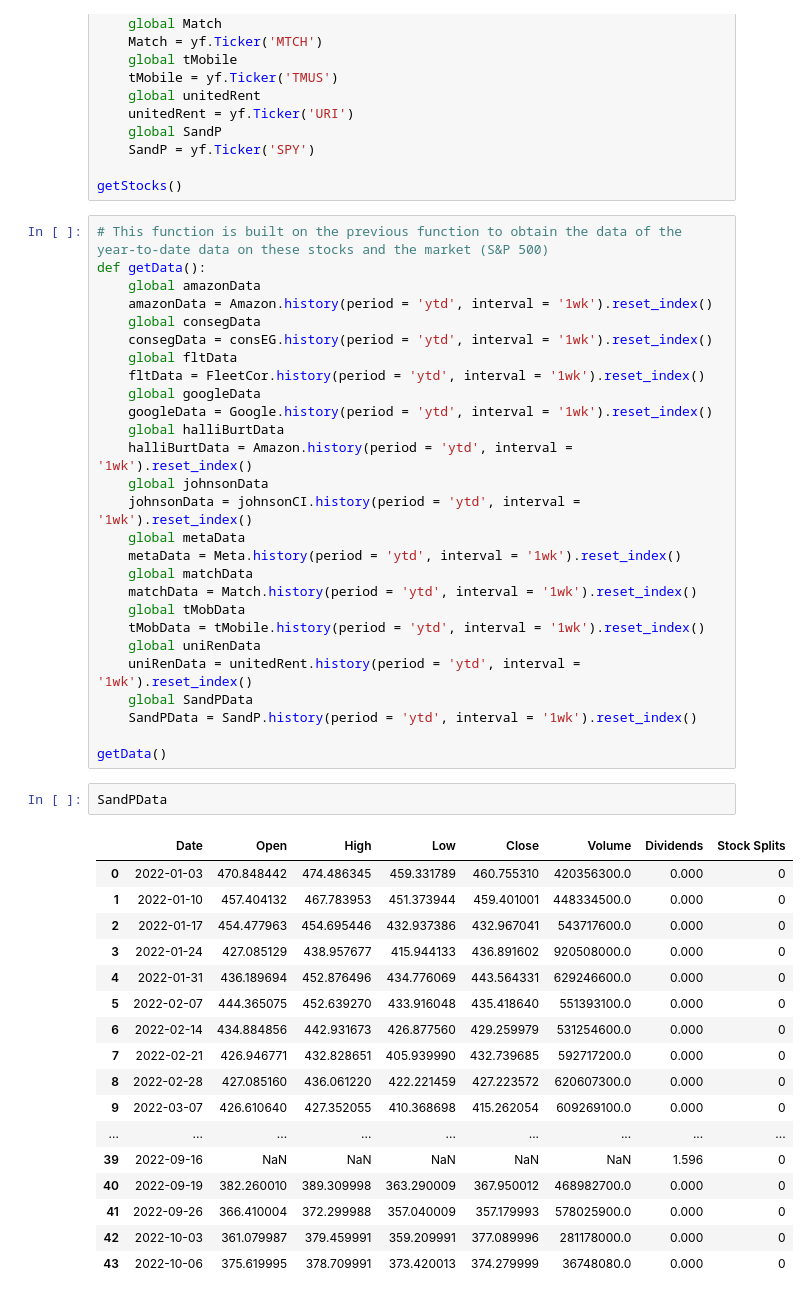
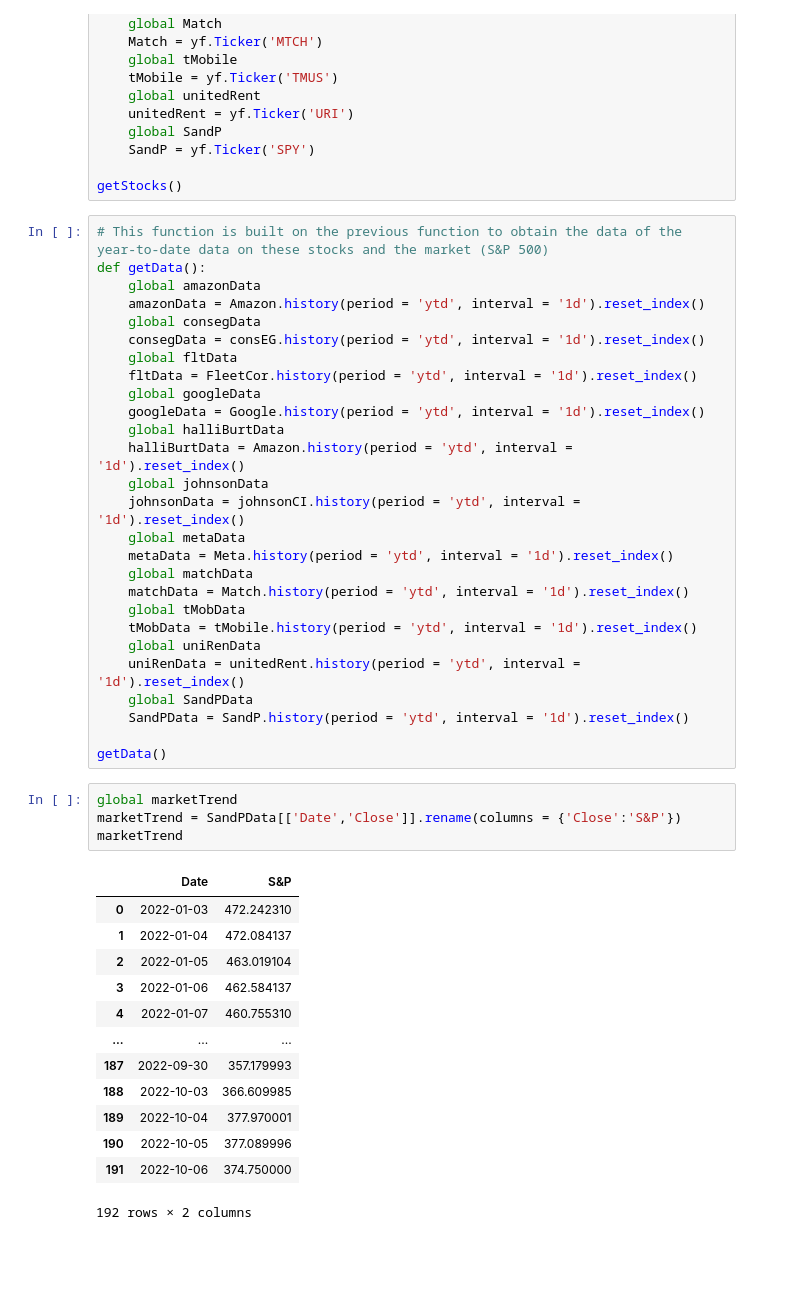
Before and after one commit to puvanans/Growth-Stock-Analysis, a Jupyter notebook: growthStocks.ipynb, the cells around one changed output. Drawn from its saved outputs; the diff is of its cells as text; blank space fills up the shorter version.

```diff
--- a/growthStocks.ipynb
+++ b/growthStocks.ipynb
@@ -35,47 +35,45 @@ getStocks()
 # This function is built on the previous function to obtain the data of the year-to-date data on these stocks and the market (S&P 500)
 def getData():
     global amazonData
-    amazonData = Amazon.history(period = 'ytd', interval = '1wk').reset_index()
+    amazonData = Amazon.history(period = 'ytd', interval = '1d').reset_index()
     global consegData
-    consegData = consEG.history(period = 'ytd', interval = '1wk').reset_index()
+    consegData = consEG.history(period = 'ytd', interval = '1d').reset_index()
     global fltData
-    fltData = FleetCor.history(period = 'ytd', interval = '1wk').reset_index()
+    fltData = FleetCor.history(period = 'ytd', interval = '1d').reset_index()
     global googleData
-    googleData = Google.history(period = 'ytd', interval = '1wk').reset_index()
+    googleData = Google.history(period = 'ytd', interval = '1d').reset_index()
     global halliBurtData
-    halliBurtData = Amazon.history(period = 'ytd', interval = '1wk').reset_index()
+    halliBurtData = Amazon.history(period = 'ytd', interval = '1d').reset_index()
     global johnsonData
-    johnsonData = johnsonCI.history(period = 'ytd', interval = '1wk').reset_index()
+    johnsonData = johnsonCI.history(period = 'ytd', interval = '1d').reset_index()
     global metaData
-    metaData = Meta.history(period = 'ytd', interval = '1wk').reset_index()
+    metaData = Meta.history(period = 'ytd', interval = '1d').reset_index()
     global matchData
-    matchData = Match.history(period = 'ytd', interval = '1wk').reset_index()
+    matchData = Match.history(period = 'ytd', interval = '1d').reset_index()
     global tMobData
-    tMobData = tMobile.history(period = 'ytd', interval = '1wk').reset_index()
+    tMobData = tMobile.history(period = 'ytd', interval = '1d').reset_index()
     global uniRenData
-    uniRenData = unitedRent.history(period = 'ytd', interval = '1wk').reset_index()
+    uniRenData = unitedRent.history(period = 'ytd', interval = '1d').reset_index()
     global SandPData
-    SandPData = SandP.history(period = 'ytd', interval = '1wk').reset_index()
+    SandPData = SandP.history(period = 'ytd', interval = '1d').reset_index()
 
 getData()
 # %%
-SandPData
+global marketTrend
+marketTrend = SandPData[['Date','Close']].rename(columns = {'Close':'S&P'})
+marketTrend
 # %% [output]
-|  | Date | Open | High | Low | Close | Volume | Dividends | Stock Splits |
-| 0 | 2022-01-03 | 470.848442 | 474.486345 | 459.331789 | 460.755310 | 420356300.0 | 0.000 | 0 |
-| 1 | 2022-01-10 | 457.404132 | 467.783953 | 451.373944 | 459.401001 | 448334500.0 | 0.000 | 0 |
-| 2 | 2022-01-17 | 454.477963 | 454.695446 | 432.937386 | 432.967041 | 543717600.0 | 0.000 | 0 |
-| 3 | 2022-01-24 | 427.085129 | 438.957677 | 415.944133 | 436.891602 | 920508000.0 | 0.000 | 0 |
-| 4 | 2022-01-31 | 436.189694 | 452.876496 | 434.776069 | 443.564331 | 629246600.0 | 0.000 | 0 |
-| 5 | 2022-02-07 | 444.365075 | 452.639270 | 433.916048 | 435.418640 | 551393100.0 | 0.000 | 0 |
-| 6 | 2022-02-14 | 434.884856 | 442.931673 | 426.877560 | 429.259979 | 531254600.0 | 0.000 | 0 |
-| 7 | 2022-02-21 | 426.946771 | 432.828651 | 405.939990 | 432.739685 | 592717200.0 | 0.000 | 0 |
-| 8 | 2022-02-28 | 427.085160 | 436.061220 | 422.221459 | 427.223572 | 620607300.0 | 0.000 | 0 |
-| 9 | 2022-03-07 | 426.610640 | 427.352055 | 410.368698 | 415.262054 | 609269100.0 | 0.000 | 0 |
-| ... | ... | ... | ... | ... | ... | ... | ... | ... |
-| 39 | 2022-09-16 | NaN | NaN | NaN | NaN | NaN | 1.596 | 0 |
-| 40 | 2022-09-19 | 382.260010 | 389.309998 | 363.290009 | 367.950012 | 468982700.0 | 0.000 | 0 |
-| 41 | 2022-09-26 | 366.410004 | 372.299988 | 357.040009 | 357.179993 | 578025900.0 | 0.000 | 0 |
-| 42 | 2022-10-03 | 361.079987 | 379.459991 | 359.209991 | 377.089996 | 281178000.0 | 0.000 | 0 |
-| 43 | 2022-10-06 | 375.619995 | 378.709991 | 373.420013 | 374.279999 | 36748080.0 | 0.000 | 0 |
+|  | Date | S&P |
+| 0 | 2022-01-03 | 472.242310 |
+| 1 | 2022-01-04 | 472.084137 |
+| 2 | 2022-01-05 | 463.019104 |
+| 3 | 2022-01-06 | 462.584137 |
+| 4 | 2022-01-07 | 460.755310 |
+| ... | ... | ... |
+| 187 | 2022-09-30 | 357.179993 |
+| 188 | 2022-10-03 | 366.609985 |
+| 189 | 2022-10-04 | 377.970001 |
+| 190 | 2022-10-05 | 377.089996 |
+| 191 | 2022-10-06 | 374.750000 |
+192 rows × 2 columns
 # %%
```
Also changed, not shown: parts of 3 cells of this notebook.
